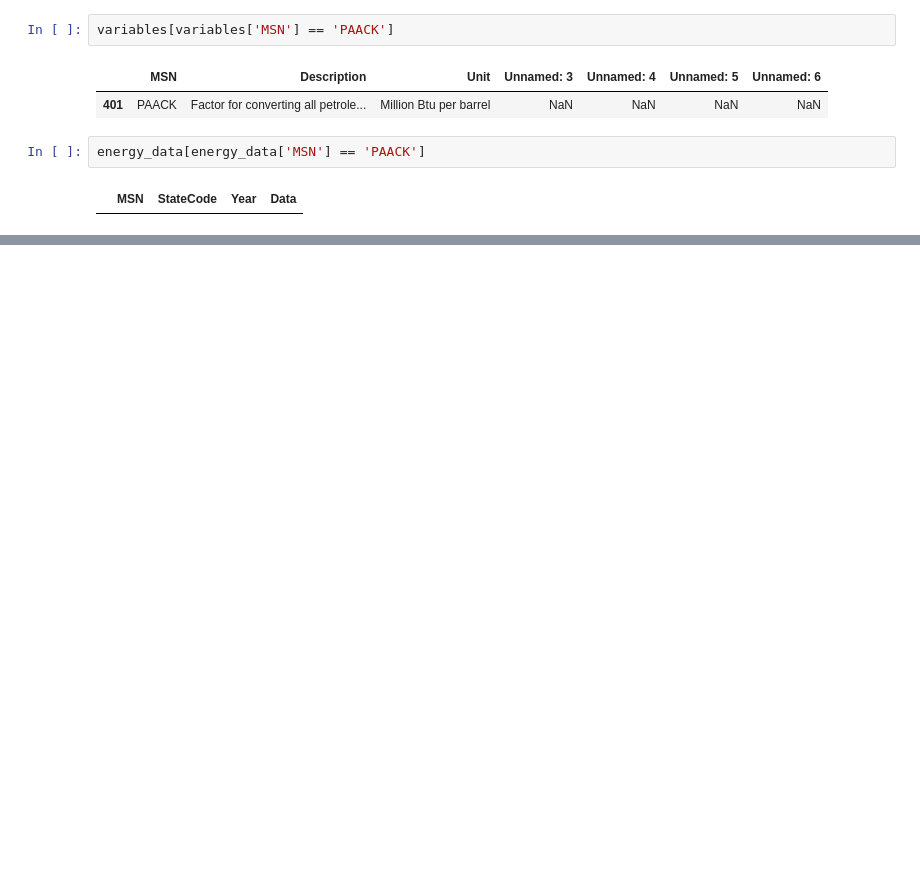
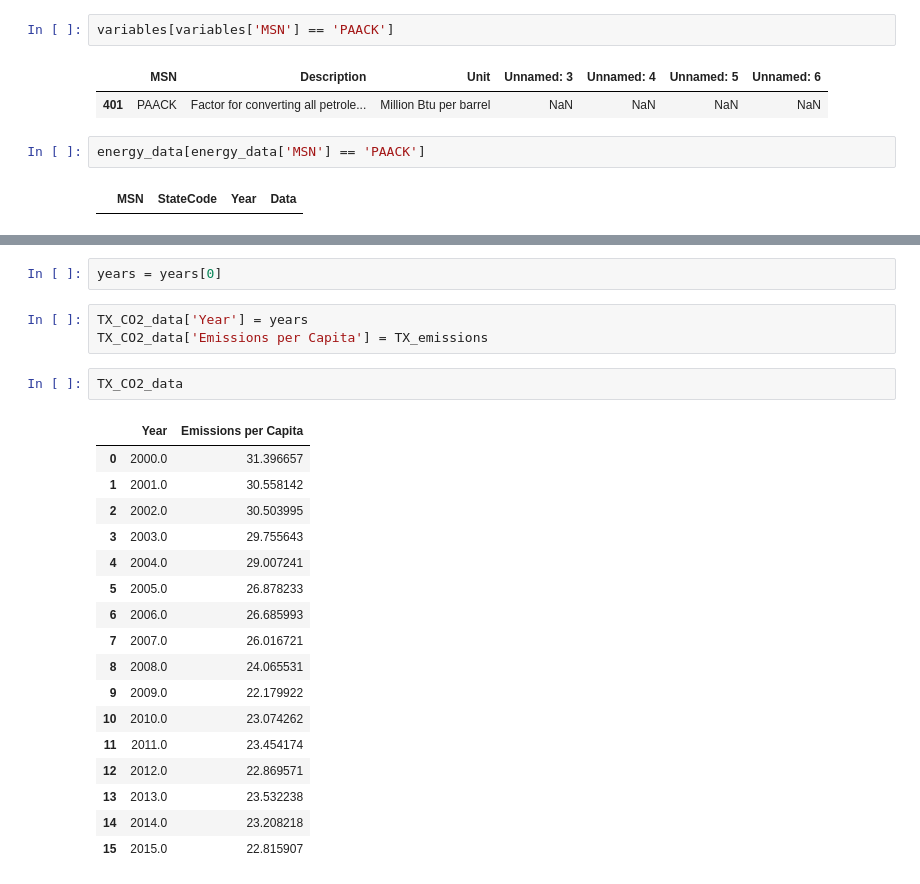
Before and after one commit to charmoniumQ/MCM-2018, a Jupyter notebook: MCM-Data-Analysis.ipynb, the cells around one changed output, grey strips where cells are left out. Saved outputs shown, nothing was run; the diff lists cells and outputs as text; blank space fills up the shorter version.

```diff
--- a/MCM-Data-Analysis.ipynb
+++ b/MCM-Data-Analysis.ipynb
@@ -129,0 +212,25 @@ state_CO2_data.head(30)
+# %%
+years = years[0]
+# %%
+TX_CO2_data['Year'] = years
+TX_CO2_data['Emissions per Capita'] = TX_emissions
+# %%
+TX_CO2_data
+# %% [output]
+|  | Year | Emissions per Capita |
+| 0 | 2000.0 | 31.396657 |
+| 1 | 2001.0 | 30.558142 |
+| 2 | 2002.0 | 30.503995 |
+| 3 | 2003.0 | 29.755643 |
+| 4 | 2004.0 | 29.007241 |
+| 5 | 2005.0 | 26.878233 |
+| 6 | 2006.0 | 26.685993 |
+| 7 | 2007.0 | 26.016721 |
+| 8 | 2008.0 | 24.065531 |
+| 9 | 2009.0 | 22.179922 |
+| 10 | 2010.0 | 23.074262 |
+| 11 | 2011.0 | 23.454174 |
+| 12 | 2012.0 | 22.869571 |
+| 13 | 2013.0 | 23.532238 |
+| 14 | 2014.0 | 23.208218 |
+| 15 | 2015.0 | 22.815907 |
```
Also changed, not shown: parts of 16 cells of this notebook, 2 other files.
